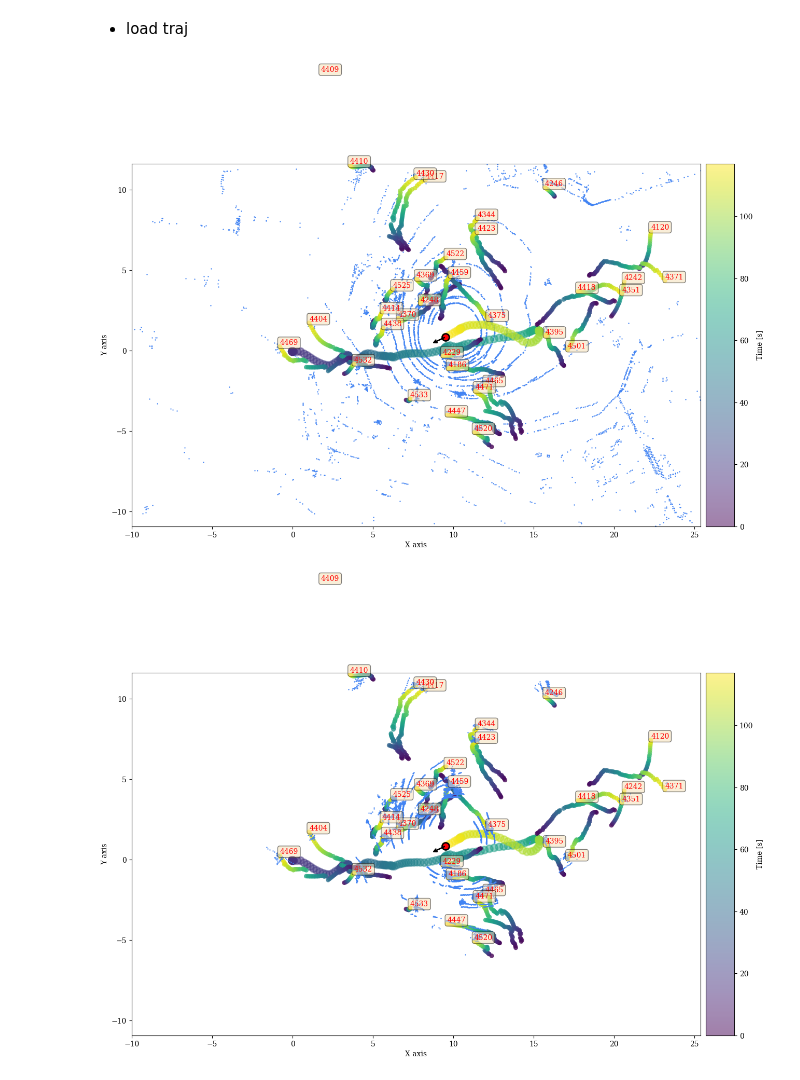
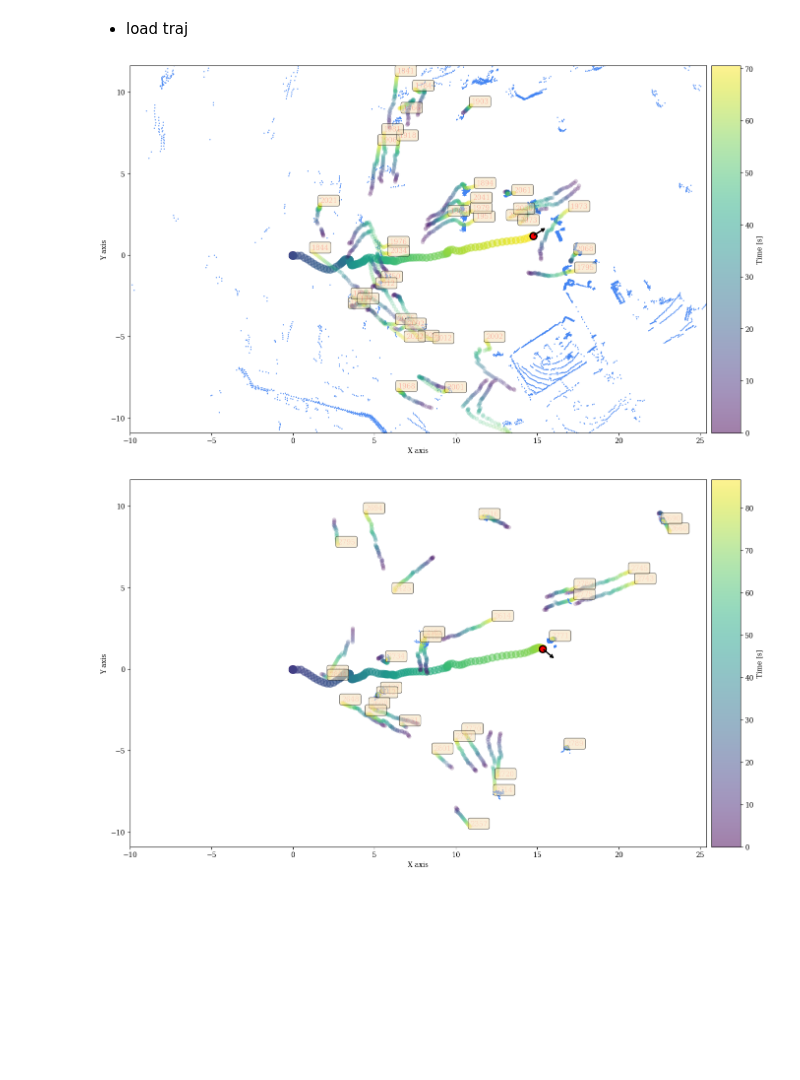
Before and after one commit to SCAI-Lab/crowdbot-evaluation-tools, a Jupyter notebook: notebooks/viz_img_2d.ipynb, the cells around one changed output. Cells and saved outputs as stored; diff of their text form; code cells hidden in the pictures; blank space fills up the shorter version.

```diff
--- a/notebooks/viz_img_2d.ipynb
+++ b/notebooks/viz_img_2d.ipynb
@@ -790,0 +798,2 @@ seq_idx, fr_idx = 0, 500
+# %%
+a = R.from_quat(lidar_pose_stamped["orientation"][fr_idx])
@@ -1329,11 +1364,11 @@ with tqdm.tqdm(total=seq_len) as t:
         # origin id in descending order
         sort_idx = np.argsort(ids)
         ids = ids[sort_idx]
-        bbox = bbox[sort_idx]
+        bbox_trans = bbox[sort_idx]
 
-        bbox_trans = get_pc_tranform(
-            bbox[:, :3], pos=trans_array[fr_idx, :], quat=quat_array[fr_idx, :]
-        )
+        # bbox_trans = get_pc_tranform(
+        #     bbox[:, :3], pos=trans_array[fr_idx, :], quat=quat_array[fr_idx, :]
+        # )
         # sing a library such as Pickle or do it yourself using Json strings.
         for idx, id in enumerate(ids):
             # if id==441:
@@ -1505,6 +1540,7 @@ def display_frame_pose_traj(
     bbox=None,
     point_sz=0.5,
     points=0.5,
+    ground_processor=None,
     title="",
     plotting=False,
     with_cloud=False,
@@ -1541,10 +1577,12 @@ def display_frame_pose_traj(
     # plot pointcloud
     # pc = filter_pointcloud_distance(pc, filter_dist, verbose)
     # downsample points
-    points_step = int(1.0 / points)
-    point_idx = range(0, pc.shape[0], points_step)
-    pc = pc[point_idx, :]
+    # points_step = int(1.0 / points)
+    # point_idx = range(0, pc.shape[0], points_step)
+    # pc = pc[point_idx, :]
     pc_trans = get_pc_tranform(pc, pos=trans_array[-1, :], quat=quat_array[-1, :])
+    if ground_processor:
+        pc_trans = ground_processor(pc_trans)
 
     if with_cloud:
         ax.scatter(
@@ -1619,9 +1657,9 @@ def display_frame_pose_traj(
         # bbox: [x, y, z, dx, dy, dz, heading]
         # bbox = filter_detection_tracking_res(bbox, dist=filter_dist, verbose=verbose)
         ids = bbox[:, -1]
-        bbox_trans = get_pc_tranform(
-            bbox[:, :3], pos=trans_array[-1, :], quat=quat_array[-1, :]
-        )
+        # bbox_trans = get_pc_tranform(
+        #     bbox[:, :3], pos=trans_array[-1, :], quat=quat_array[-1, :]
+        # )
 
         # get the current top_10 longest traj
         # selected_ped_ids = get_curr_top(peds_dict, fr_idx, top=10)
@@ -1667,7 +1705,7 @@ def display_frame_pose_traj(
                 c=ts[ped_idxs],
                 edgecolors='None',
                 linewidths=2,
-                alpha=0.8,
+                alpha=0.2,
             )
 
             if with_id:
@@ -1681,7 +1719,8 @@ def display_frame_pose_traj(
                     ha='left',
                     va='bottom',
                     bbox=props,
-                )
+                    alpha=0.2,
+                ).set_clip_on(True)
 
     # It is not currently possible to manually set the aspect on 3D axes
     # ax.axis('equal')
@@ -1703,35 +1742,39 @@ file = open("./archive/test_traj.pkl",'rb')
 peds_dict = pickle.load(file)
 file.close()
 # %%
-seq_idx, fr_idx = 0, 2320
+seq_idx, fr_idx = 0, 1400
 
 seq = cb_data.seqs[seq_idx]
 
 lidar, dets, dets_conf, trks = cb_data[seq_idx, fr_idx]
 
 consider_pose = True
 if consider_pose:
     tf_qolo_dir = os.path.join(cb_data.source_data_dir, "tf_qolo")
     pose_stampe_path = os.path.join(
         tf_qolo_dir, seq + "_tfqolo_sampled.npy"
     )
     lidar_pose_stamped = np.load(
         pose_stampe_path, allow_pickle=True
     ).item()
 
-fig_xy = plt.figure(figsize=(15, 10))
+ground_processor = Processor(n_segments=70, n_bins=80, line_search_angle=0.3, max_dist_to_line=0.15,
+                sensor_height=0.4, max_start_height=3, long_threshold=8)
+
+fig_xy = plt.figure(figsize=(16, 10))
 fig_xy = display_frame_pose_traj(
     fig_xy,
     peds_dict=peds_dict,
     pose_stamped=lidar_pose_stamped,
     fr_idx=fr_idx,
     pc=lidar.T,
     bbox=trks,
+    ground_processor=ground_processor,
     with_cloud=True,
     with_id=True,
 )
 
 plt.show()
 # %% [output]
-[figure, old version]
+[figure, new version]
 # %%
@@ -1995,7 +2049,7 @@ def display_frame_pose_traj_less(
 
     return fig
 # %%
-seq_idx, fr_idx = 0, 2320
+seq_idx, fr_idx = 0, 1720
 
 seq = cb_data.seqs[seq_idx]
 
@@ -2011,7 +2065,10 @@ if consider_pose:
         pose_stampe_path, allow_pickle=True
     ).item()
 
-fig_xy = plt.figure(figsize=(15, 10))
+ground_processor = Processor(n_segments=70, n_bins=80, line_search_angle=0.3, max_dist_to_line=0.15,
+                sensor_height=0.4, max_start_height=3, long_threshold=8)
+
+fig_xy = plt.figure(figsize=(16, 10))
 fig_xy = display_frame_pose_traj_less(
     fig_xy,
     peds_dict=peds_dict,
@@ -2019,10 +2076,12 @@ fig_xy = display_frame_pose_traj_less(
     fr_idx=fr_idx,
     pc=lidar.T,
     bbox=trks,
+    max_dist=0.5,
+    ground_processor=ground_processor,
     with_cloud=True,
     with_id=True,
 )
 
 plt.show()
 # %% [output]
-[figure, old version]
+[figure, new version]
```
Also changed, not shown: parts of 25 cells of this notebook, 8 other files.
